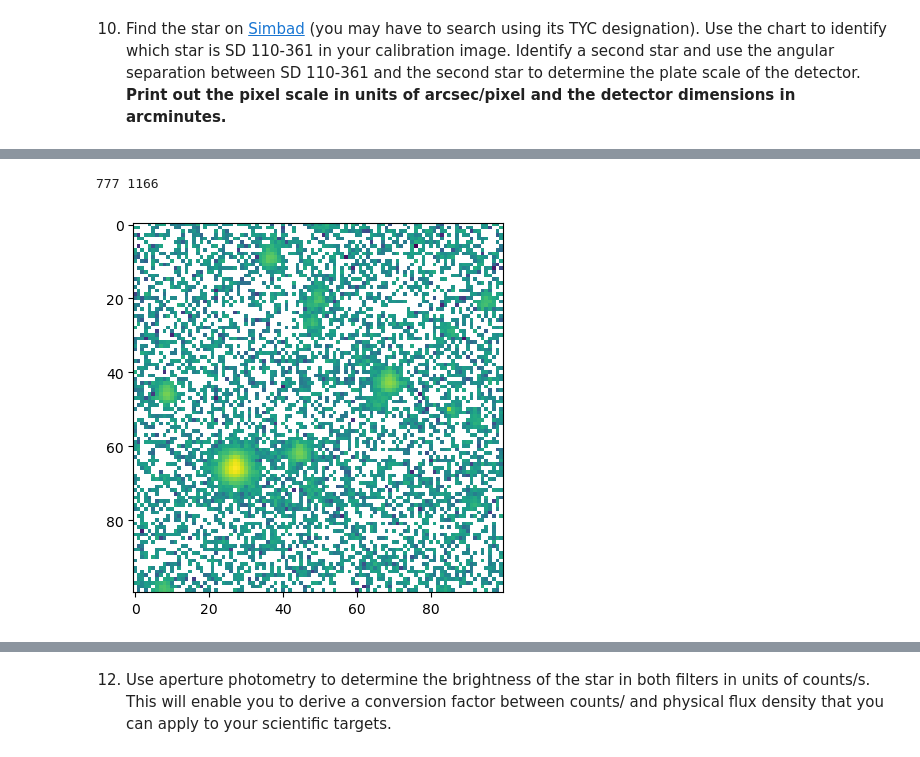
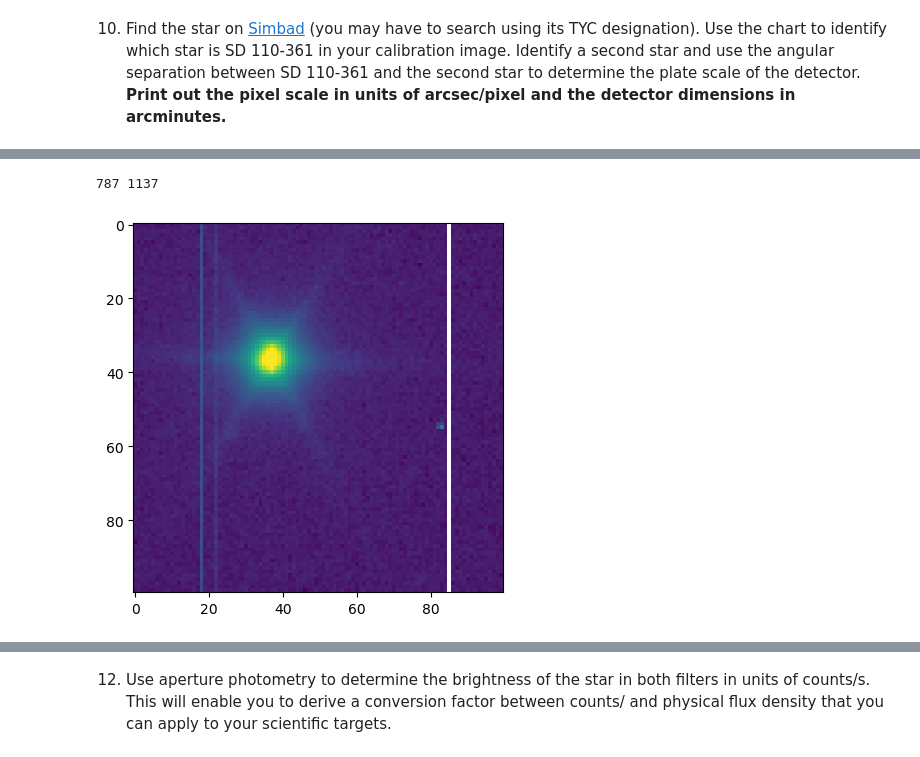
Before and after one commit to Hallflower20/ay107-data-reduction, a Jupyter notebook: problemset2.ipynb, the cells around one changed output, grey strips where cells are left out. Drawn from its saved outputs; the diff is of its cells as text; code cells hidden in the pictures.

```diff
--- a/problemset2.ipynb
+++ b/problemset2.ipynb
@@ -109,7 +109,7 @@ Obslog = Table(
 for i in files:
       open_file = fits.open(i)
       header_file = open_file[0].header
-      row = [i.split("/")[-1], header_file["UT"], header_file["RA"],
+      row = [i, header_file["UT"], header_file["RA"],
              header_file["DEC"], header_file["TARGNAME"], header_file["OBJECT"],
              header_file["AIRMASS"], header_file["REDFILT"], header_file["EXPOSURE"]]
       Obslog.add_row(row)
@@ -264,7 +262,7 @@ for i in rflats:
     data_read.append(data_proc)
 data_read = np.array(data_read)
 final_flat = np.median(data_read, axis = 0)
-final_flat_r = final_flat/np.median(final_flat, axis = 0)
+final_flat_r = final_flat/np.median(final_flat)
 # %%
 plt.imshow(final_flat_r,norm=colors.LogNorm())
 np.max(final_flat_r)
@@ -317,12 +315,10 @@ for j in range(len(SA110361_r)):
     ccd_2 = row[middle:max_x] - overscan_ccd_2
     SA110361_r_norm.append((np.append(ccd_1,ccd_2))/i["exptime"])
 plt.imshow(SA110361_r_norm,norm=colors.LogNorm())
+plt.gca().invert_yaxis()
 plt.show()
 SA110361_r_norm = np.asarray(SA110361_r_norm)
-SA110361_r_norm = SA110361_r_norm/np.median(SA110361_r_norm, axis = 0)
-plt.imshow(SA110361_r_norm,norm=colors.LogNorm())
-plt.show()
-SA110361_r_norm_flat = SA110361_r_norm - final_flat_r
+SA110361_r_norm_flat = SA110361_r_norm / final_flat_r
 plt.imshow(SA110361_r_norm_flat,norm=colors.LogNorm())
 plt.gca().invert_yaxis()
 plt.show()
@@ -348,16 +365,16 @@ print(GSC_x_max,GSC_y_max)
 # %%
 TYC_x = 750
 TYC_y = 1100
 window = 100
-TYC = SA110361_r_norm_flat[TYC_x:TYC_x+window][:,TYC_y:TYC_y+window]
+TYC = SA110361_r_norm_flat[TYC_y:TYC_y+window][:,TYC_x:TYC_x+window]
 plt.imshow(TYC,norm=colors.LogNorm())
 max_where = np.where(np.max(TYC) == TYC)
-TYC_x_max = TYC_x + max_where[1][0]
-TYC_y_max = TYC_y + max_where[0][0]
+TYC_x_max = TYC_x + max_where[0][0]
+TYC_y_max = TYC_y + max_where[1][0]
 print(TYC_x_max,TYC_y_max)
 # %% [output]
-777 1166
+787 1137
-[figure, old version]
+[figure, new version]
 # %%
 arcsec_sep = 187.03
 pixel_dist = np.sqrt(np.power(GSC_x_max-TYC_x_max, 2) + np.power(GSC_y_max-TYC_y_max, 2))
```
Also changed, not shown: parts of 19 cells of this notebook.
